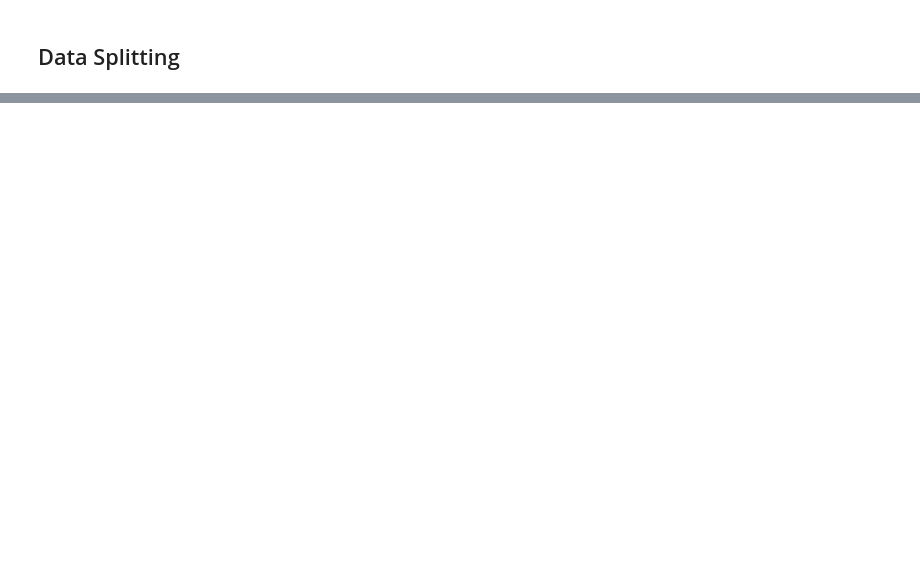
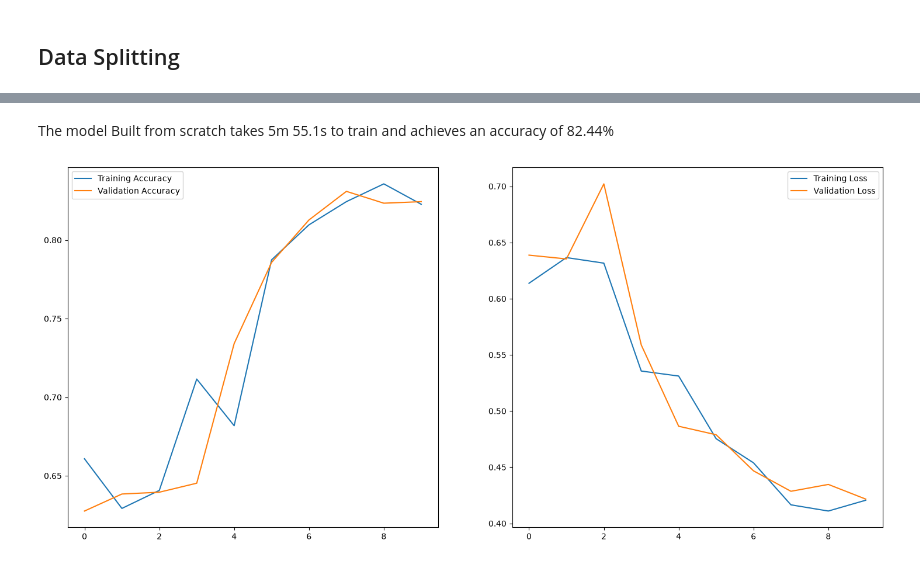
Before and after one commit to Sam50x/arabic-reviews-sentiment-classifier, a Jupyter notebook: classifier.ipynb, the cells around one changed output, grey strips where cells are left out. Drawn from its saved outputs; the diff is of its cells as text; code cells hidden in the pictures; blank space fills up the shorter version.

Commit message:
model from scratch

```diff
--- a/classifier.ipynb
+++ b/classifier.ipynb
@@ -96,0 +132,24 @@ X_train.shape, X_val.shape, X_test.shape
+# %%
+import tensorflow as tf
+
+text_vec_layer = tf.keras.layers.TextVectorization(1000)
+text_vec_layer.adapt(X_train)
+# %%
+model = tf.keras.Sequential([
+    text_vec_layer,
+    tf.keras.layers.Embedding(1000, 5),
+    tf.keras.layers.LSTM(128),
+    tf.keras.layers.Dense(1, activation='sigmoid')
+])
+# %%
+model.compile(
+    loss='binary_crossentropy',
+    optimizer='nadam',
+    metrics=['accuracy'],
+)
+# %%
+history = model.fit(
+    X_train.values, y_train.values,
+    validation_data=(X_val.values, y_val.values),
+    epochs=10,
+)
@@ -96,0 +177,18 @@ X_train.shape, X_val.shape, X_test.shape
+# %% [markdown]
+The model Built from scratch takes 5m 55.1s to train and achieves an accuracy of 82.44%
+# %%
+import matplotlib.pyplot as plt
+
+fig, axes = plt.subplots(1, 2, figsize=(18,8))
+
+axes[0].plot(history.history['accuracy'], label='Training Accuracy')
+axes[0].plot(history.history['val_accuracy'], label='Validation Accuracy')
+axes[0].legend()
+
+axes[1].plot(history.history['loss'], label='Training Loss')
+axes[1].plot(history.history['val_loss'], label='Validation Loss')
+axes[1].legend()
+
+plt.show()
+# %% [output]
+[figure, added]
```
Also changed, not shown: parts of 14 cells of this notebook, 1 other file.
